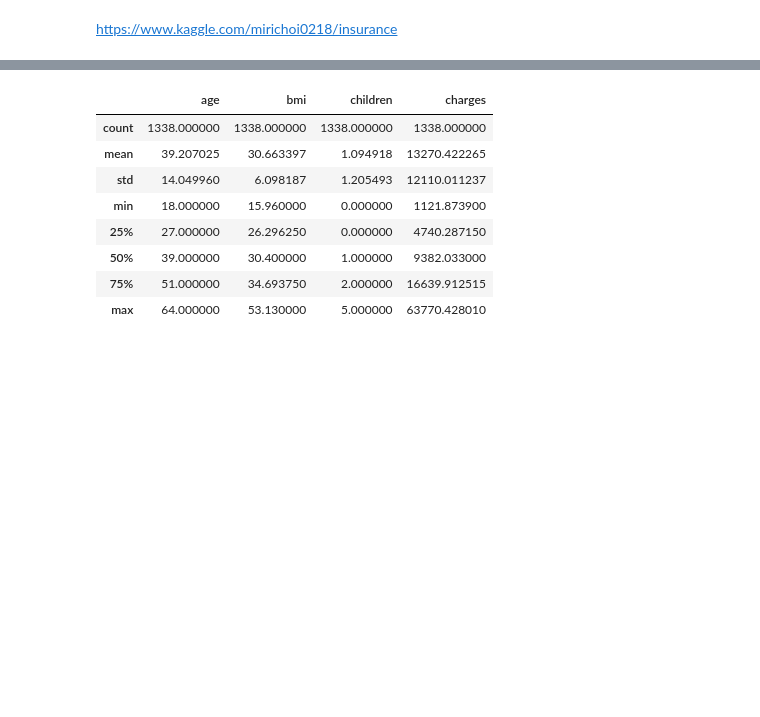
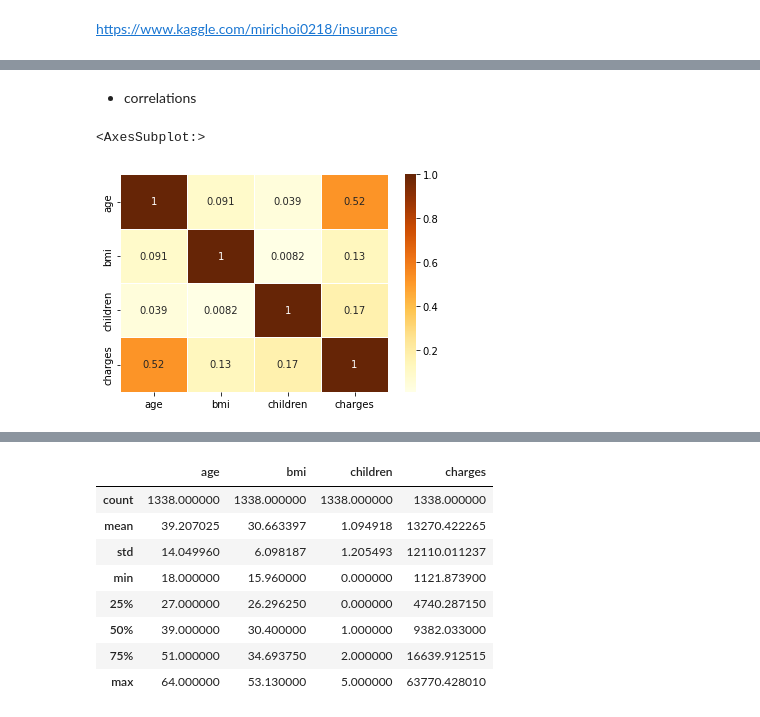
Before and after one commit to TimBeckerAachen/zoomcamp, a Jupyter notebook: midterm_project/notebook.ipynb, the cells around one changed output, grey strips where cells are left out. Cells and saved outputs as stored; diff of their text form; code cells hidden in the pictures; blank space fills up the shorter version.

```diff
--- a/midterm_project/notebook.ipynb
+++ b/midterm_project/notebook.ipynb
@@ -23,0 +121,7 @@ data.head()
+# %% [markdown]
+- correlations
+# %%
+sns.heatmap(df_train.corr(), linewidths=0.5, annot=True, cmap='YlOrBr')
+# %% [output]
+<AxesSubplot:>
+[figure, added]
```
Also changed, not shown: parts of 70 cells of this notebook, 8 other files.
